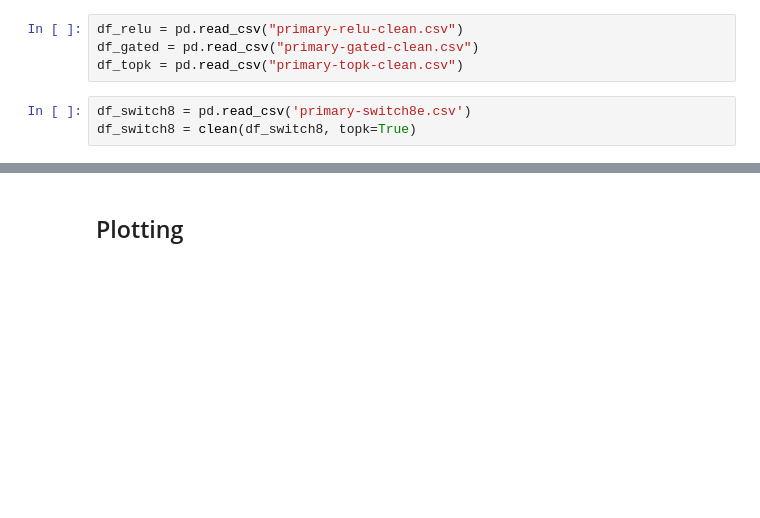
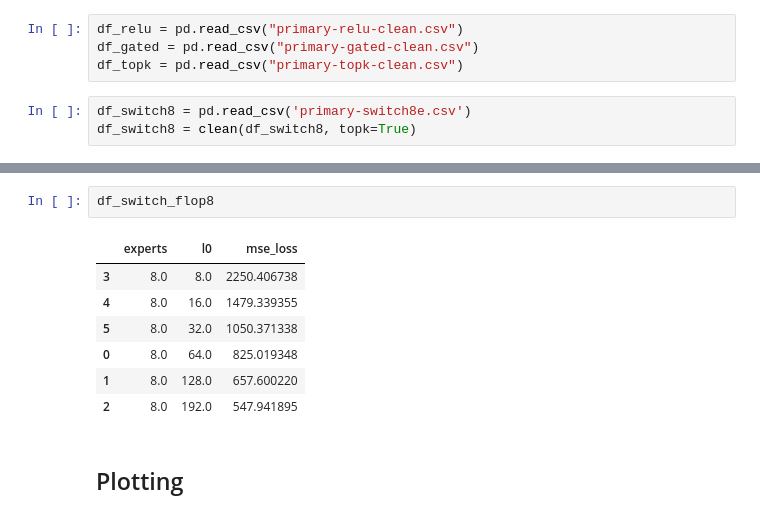
Before and after one commit to amudide/switch_sae, a Jupyter notebook: results/primary/primary-flop-match.ipynb, the cells around one changed output, grey strips where cells are left out. Cells and saved outputs as stored; diff of their text form; blank space fills up the shorter version.

```diff
--- a/results/primary/primary-flop-match.ipynb
+++ b/results/primary/primary-flop-match.ipynb
@@ -56,3 +92,13 @@ df_switch8.to_csv("primary-switch8e-clean.csv")
+# %%
+df_switch_flop8
+# %% [output]
+|  | experts | l0 | mse_loss |
+| 3 | 8.0 | 8.0 | 2250.406738 |
+| 4 | 8.0 | 16.0 | 1479.339355 |
+| 5 | 8.0 | 32.0 | 1050.371338 |
+| 0 | 8.0 | 64.0 | 825.019348 |
+| 1 | 8.0 | 128.0 | 657.600220 |
+| 2 | 8.0 | 192.0 | 547.941895 |
 # %% [markdown]
 ## Plotting
 # %%
```
Also changed, not shown: parts of 8 cells of this notebook, 12 other files.
